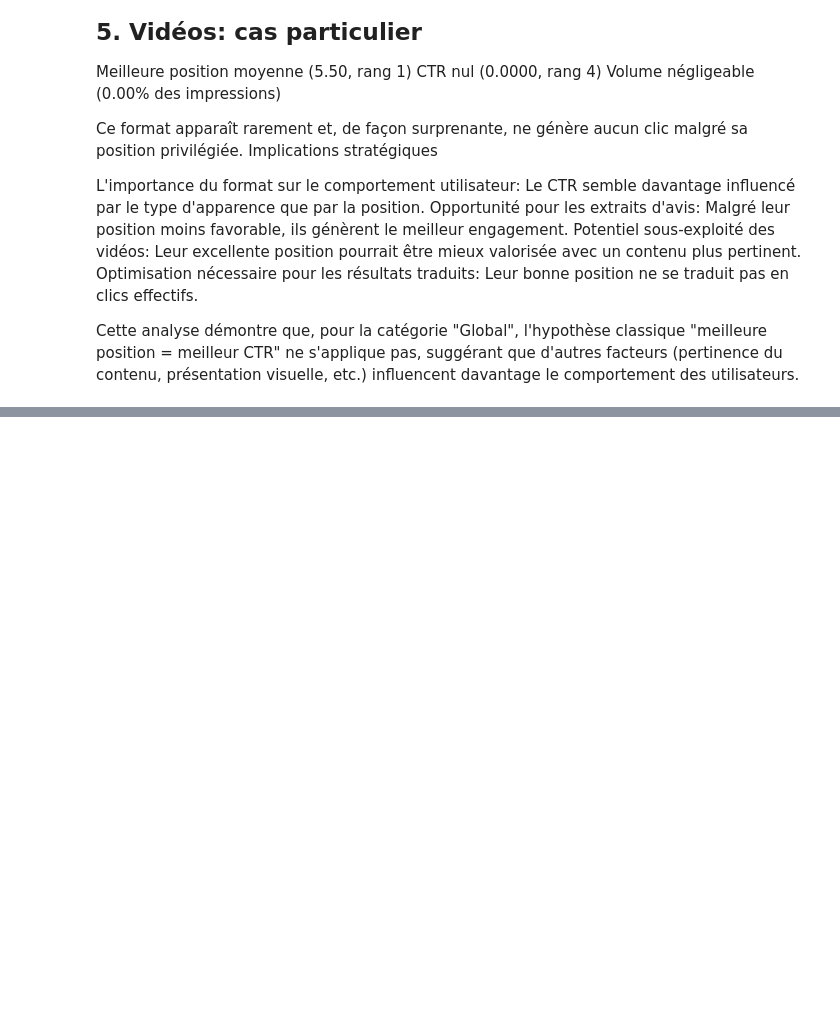
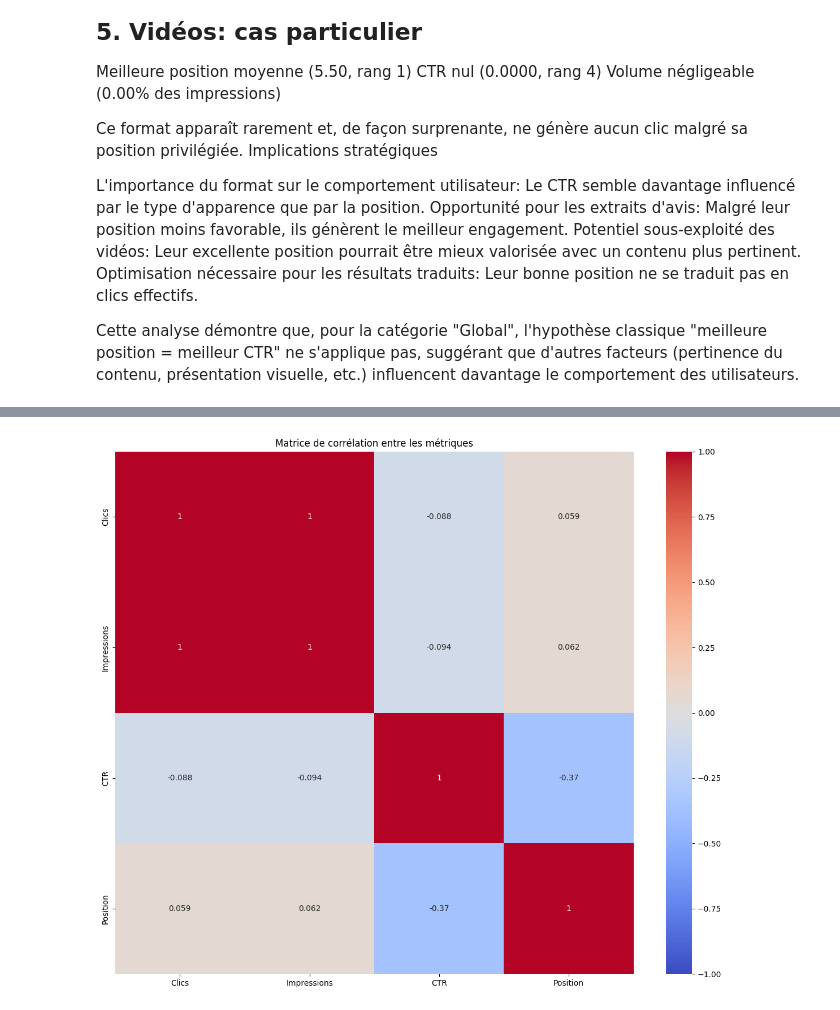
Before and after one commit to Emma-Coco/Data-Market-Analysis---Michelin, a Jupyter notebook: Scripts/global_analysis.ipynb, the cells around one changed output, grey strips where cells are left out. Saved outputs shown, nothing was run; the diff lists cells and outputs as text; code cells hidden in the pictures; blank space fills up the shorter version.

```diff
--- a/Scripts/global_analysis.ipynb
+++ b/Scripts/global_analysis.ipynb
@@ -598,0 +767,12 @@ Cette analyse démontre que, pour la catégorie "Global", l'hypothèse classique
+# %%
+plt.figure(figsize=(12, 10))
+# Calculer la matrice de corrélation
+correlation = df[['Clics', 'Impressions', 'CTR', 'Position']].corr()
+# Afficher la heatmap
+sns.heatmap(correlation, annot=True, cmap='coolwarm', vmin=-1, vmax=1)
+plt.title('Matrice de corrélation entre les métriques')
+plt.tight_layout()
+plt.savefig('correlation_metriques.png')
+plt.show()
+# %% [output]
+[figure, added]
```
Also changed, not shown: parts of 5 cells of this notebook, 19 other files.
